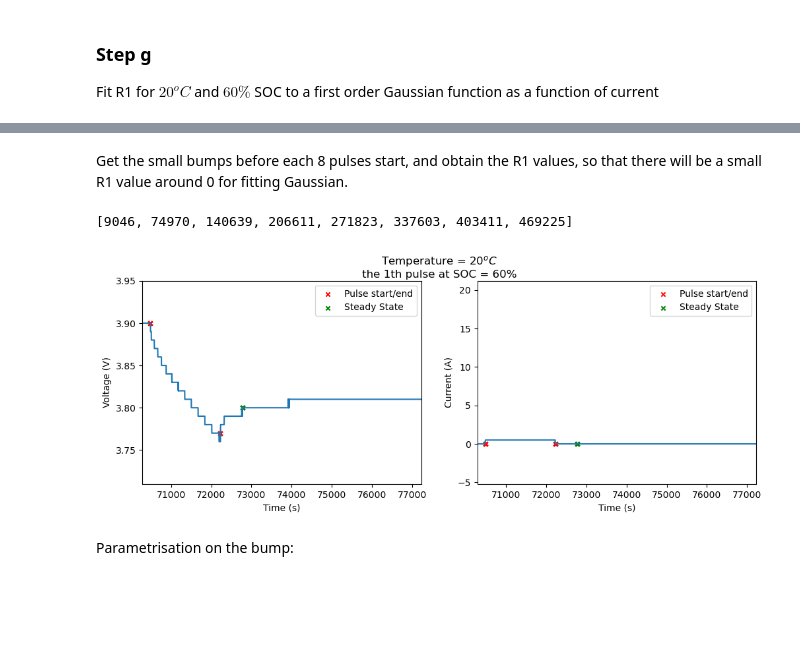
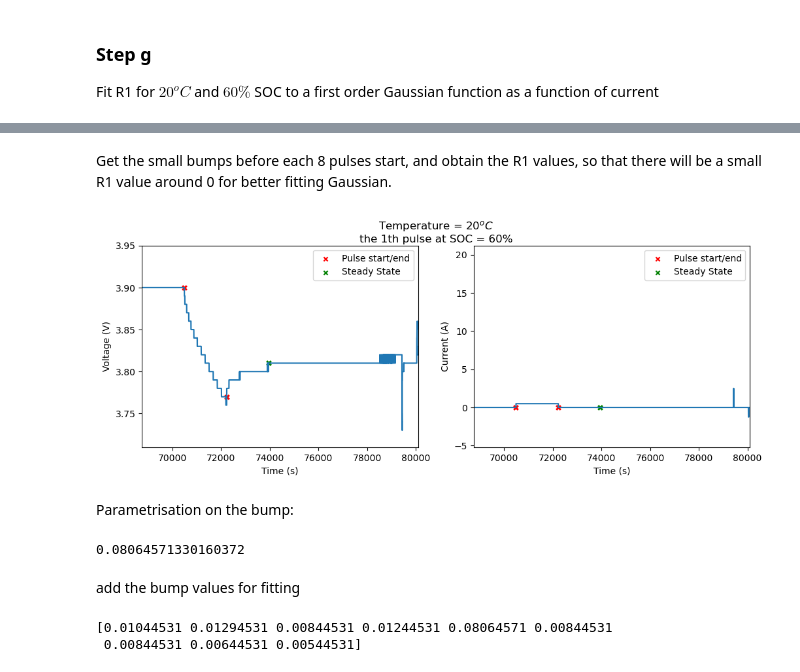
Before and after one commit to sunfanyi/modelling-of-lithium-ion-batteries, a Jupyter notebook: part_2a.ipynb, the cells around one changed output, grey strips where cells are left out. Cells and saved outputs as stored; diff of their text form; code cells hidden in the pictures; blank space fills up the shorter version.

Commit message:
Part 2a done: fitted R1 into first order Gaussian function.

```diff
--- a/part_2a.ipynb
+++ b/part_2a.ipynb
@@ -363,60 +328,24 @@ R^{0A}_1 =  0.050221354166666676
 # %% [markdown]
-Get the small bumps before each 8 pulses start, and obtain the R1 values, so that there will be a small R1 value around 0 for fitting Gaussian.
+Get the small bumps before each 8 pulses start, and obtain the R1 values, so that there will be a small R1 value around 0 for better fitting Gaussian.
 # %%
 I_shifted = np.concatenate((I[1:], [0]))
-idx_small_start = np.flatnonzero((I == 0) & (I_shifted < 1) & (I_shifted > 0.2))
-idx_small_end = np.flatnonzero((I < 1) & (I > 0.2) & (I_shifted == 0)) + 1
-
-# # plot an example
-# show_SOC = 4
-# show_pulse = 1
-# plot_pulses(t, I, V_actual, np.repeat(idx_small_start.reshape(-1, 1), 8, axis=1),
-#             np.repeat(idx_small_end.reshape(-1, 1), 8, axis=1),
-#             show_SOC, show_pulse)
+idx_bump_start = np.flatnonzero((I == 0) & (I_shifted < 1) & (I_shifted > 0.2))
+idx_bump_end = np.flatnonzero((I < 1) & (I > 0.2) & (I_shifted == 0)) + 1
 # %%
-idx_small_Vss = []
-all_ends = idx_small_end.flatten()
-for pos in range(len(all_ends)):
-    i = 0
-    while True:
-        # if observing num_criteria of constant values, steady state is reached
-        num_criteria = 500
-        segment = V_actual[all_ends[pos]+i : all_ends[pos]+i+num_criteria]
-        if np.all(segment == segment[0]):  # all element in this array are the same
-            idx_small_Vss.append(all_ends[pos]+i)
-            break
-        i += 1
+idx_bump_Vss = find_Vss_pos(t, V_actual, idx_bump_start, idx_bump_end, threshold=3000, for_bump=True)[0]
 
-        # Stop browsing if touching the next next pulse, or the end
-        i_limit = np.concatenate((idx_small_start.flatten()[1:], [len(t)]))
-        if i > i_limit[pos]:
-            which_SOC = pos//8
-            SOC_level = SOC_from_idx_map[which_SOC]
-            msg = "Position of V_ss is not found for the {}th pulse at SOC = {:0.0f}%".format(pos%8, SOC_level*100)
-            raise ValueError(msg)
-
-# idx_small_Vss = np.reshape(idx_small_Vss, [8, 8])
-print(idx_small_Vss)
-idx_small_Vss = np.array(idx_small_Vss)
 show_SOC = 4
 show_pulse = 1
-plot_pulses(t, I, V_actual, np.repeat(idx_small_start.reshape(-1, 1), 8, axis=1),
-            np.repeat(idx_small_end.reshape(-1, 1), 8, axis=1),
-            show_SOC, show_pulse, np.repeat(idx_small_Vss.reshape(-1, 1), 8, axis=1))
+plot_pulses(t, I, V_actual, np.repeat(idx_bump_start.reshape(-1, 1), 8, axis=1),
+            np.repeat(idx_bump_end.reshape(-1, 1), 8, axis=1),
+            show_SOC, show_pulse, np.repeat(idx_bump_Vss.reshape(-1, 1), 8, axis=1))
 # %% [output]
-[9046, 74970, 140639, 206611, 271823, 337603, 403411, 469225]
-[figure, old version]
+[figure, new version]
-# %% [markdown]
-Parametrisation on the bump:
+# %% [markdown]
+Parametrisation on the bump:
 # %%
-V_peaks = V_actual[idx_small_end - 1]
-I_peaks = I[idx_small_end - 1]
-
-d_V0 = V_actual[idx_small_end] - V_peaks
-d_I = I[idx_small_end] - I_peaks
-R0_tab = np.abs(d_V0 / d_I)
-
-d_Vinf = V_actual[idx_small_Vss] - V_peaks
-R1_tab = np.abs(d_Vinf / d_I - R0_tab)
-
-C1_tab = np.abs((t[idx_small_Vss] - t[idx_small_end]) / (4*R1_tab))
+_, R1_bumps, _, I_bumps, d_I_bumps, d_Vinf_bumps = para_RC(t, I, V_actual, idx_bump_end, idx_bump_Vss)
+R1_bumps = np.abs(d_Vinf_bumps / d_I_bumps - R0_const)
+print(R1_bumps[3])
+# %% [output]
+0.08064571330160372
@@ -451,0 +352,14 @@ plt.show()
+# %% [markdown]
+add the bump values for fitting
+# %%
+I_fit = np.concatenate((I_peaks[3, :], [I_bumps[3]]))
+R1_true = np.concatenate((R1_tab[3, :], [R1_bumps[3]]))
+
+sorted_idx_I = np.argsort(I_fit)
+I_fit = I_fit[sorted_idx_I]
+R1_true = R1_true[sorted_idx_I]
+
+print(R1_true)
+# %% [output]
+[0.01044531 0.01294531 0.00844531 0.01244531 0.08064571 0.00844531
+ 0.00844531 0.00644531 0.00544531]
```
Also changed, not shown: parts of 15 cells of this notebook, 3 other files.
